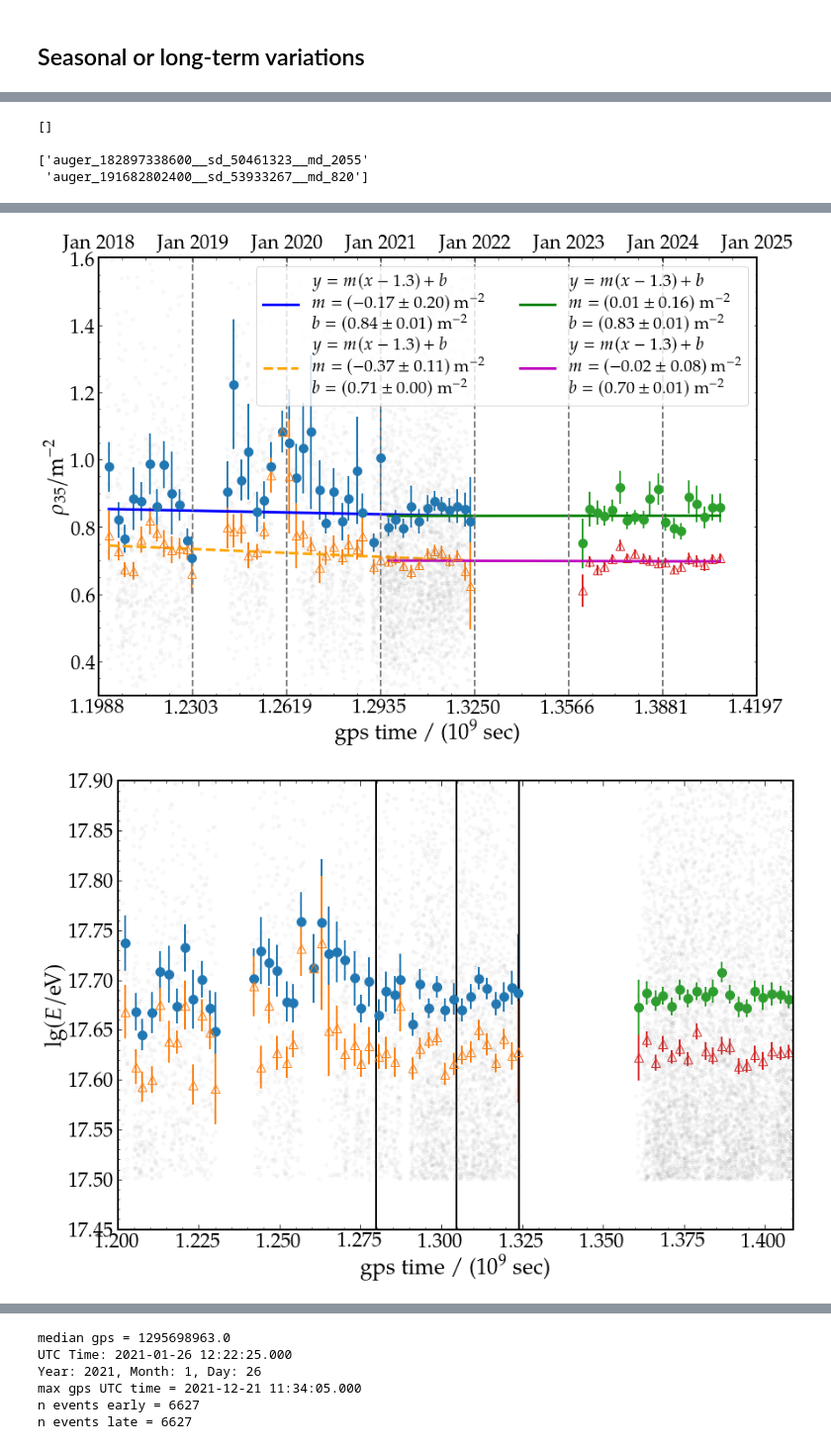
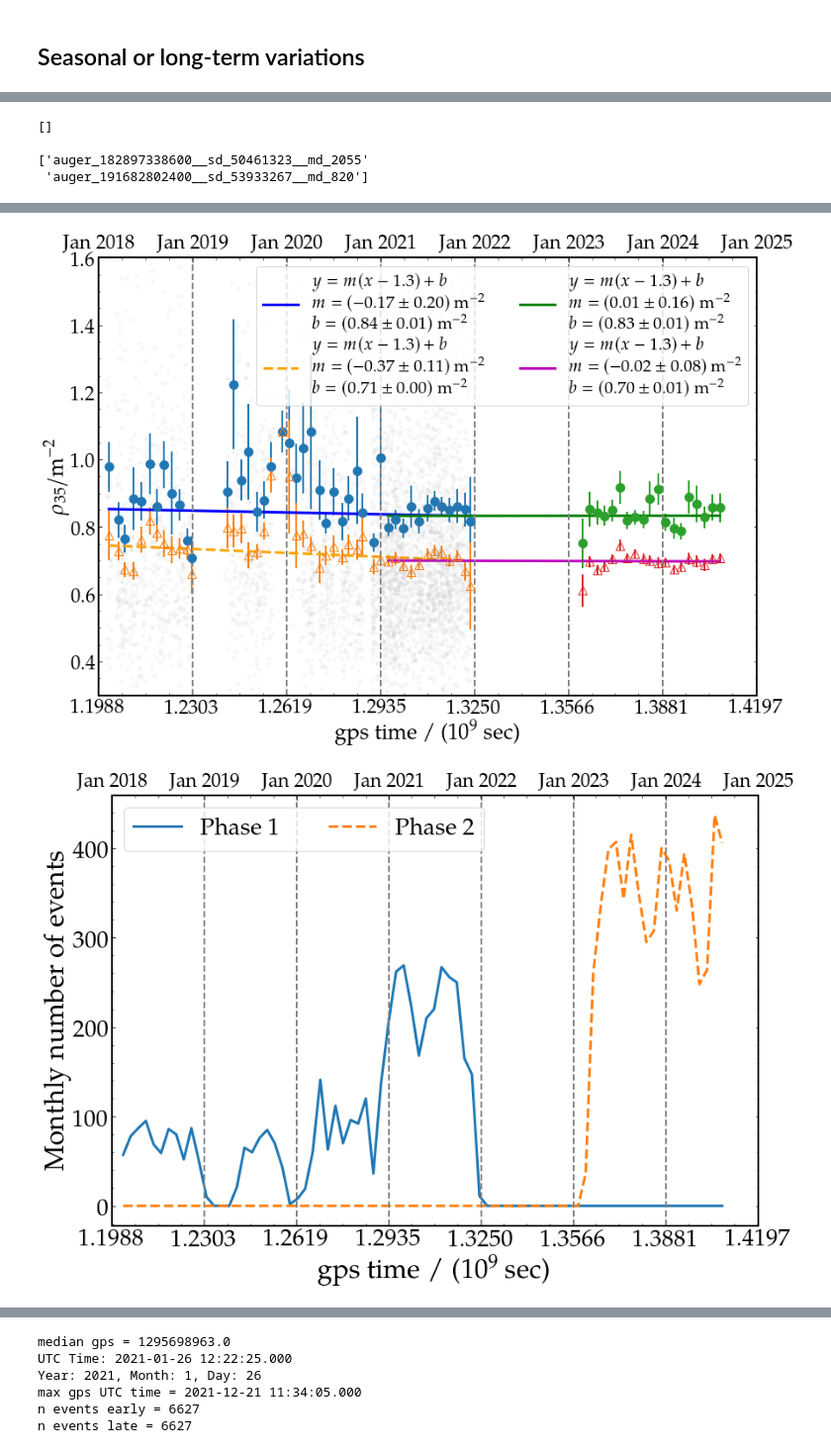
Before and after one commit to joaquindejesus/systematics_umd, a Jupyter notebook: systematics.ipynb, the cells around one changed output, grey strips where cells are left out. Shown at 99% size. Drawn from its saved outputs; the diff is of its cells as text; code cells hidden in the pictures.

```diff
--- a/systematics.ipynb
+++ b/systematics.ipynb
@@ -1506,6 +1506,7 @@ pp_phase2 = profile(x=gps_phase2_norm[lge_phase2 > lge_cut],
 pp_phase2.doProfile(xmin=min(gps_bin_edges), xmax=max(gps_bin_edges),
              bins=list(gps_bin_edges))
 
+
 fig, ax = plt.subplots(1, 1, figsize=(15, 9))
 ax.errorbar(pp.profilexmean, pp.profiley, yerr=pp.profileyerr, fmt="o")
 ax.errorbar(pp.profilexmean, pp.profileymedian, yerr=pp.profileyiql, fmt="^", mfc="None")
@@ -1566,8 +1567,6 @@ yplot_median = aging_fit_median["popt"][0]*(xplot-x_ref_fit) + aging_fit_median[
 
 # fit aging rate of the median
 ax.plot(xplot, yplot_median, lw=3, color="orange", ls="--", label=label_fit_median)
-
-
 
 # fit aging rate of the mean from January 2021 (phase 1 + phase2)
 xtofit = np.array(pp.profilexmean + pp_phase2.profilexmean )
@@ -1659,6 +1658,48 @@ ax.legend(ncol=2)
 ax.set_ylim([0.3, 1.6])
 ax.set_xlabel(r"gps time / ($10^{9}$ sec)")
 ax.set_ylabel(r"$\rho_{35} / \text{m}^{-2}$")
+
+
+############################################
+### Time series of monthly number of events
+n_events_phase1 = [len(dist) for dist in pp.profileydistributions]
+n_events_phase2 = [len(dist) for dist in pp_phase2.profileydistributions]
+
+fign, axn = plt.subplots(1, 1, figsize=(15, 9))
+
+axn.plot(pp.profilex, n_events_phase1, lw=3, label="Phase 1")
+axn.plot(pp_phase2.profilex, n_events_phase2, lw=3, ls="--",
+         label="Phase 2")
+
+for gg in januaries_gps:
+    axn.axvline(gg/10**9, ls="--", color="grey")
+
+
+axn.set_xlim(left=min(np.array(januaries_gps)/10**9),
+             right=max(np.array(januaries_gps)/10**9))
+
+axn.set_xticks(np.array(januaries_gps)/10**9)
+
+# secondary axis with dates
+# Create a twin x-axis
+axdatesn = axn.twiny()
+
+# Adjust the second x-axis limits to match the first
+axdatesn.set_xlim(axn.get_xlim())
+
+axdatesn.set_xticks(np.array(januaries_gps)/10**9)
+dates_labels = ["Jan 2018", "Jan 2019", "Jan 2020", "Jan 2021", "Jan 2022",
+               "Jan 2023", "Jan 2024", "Jan 2025"]
+axdatesn.set_xticklabels(dates_labels)
+
+axn.tick_params(axis='both', which='major', labelsize=28)
+
+axn.legend(ncol=2, fontsize=28)
+
+axn.set_xlabel(r"gps time / ($10^{9}$ sec)", fontsize=32)
+axn.set_ylabel(r"Monthly number of events", fontsize=32)
+
+fign.savefig("events_vs_time_phases.pdf", bbox_inches="tight")
 
 #############################
 #############################
@@ -1836,31 +1877,31 @@ ax4.legend()
 
 ## just printing two suspicious events
 print("")
 print(df_lt["event_id"].to_numpy()[(lge_lt>18.5) &  (lge_lt<18.7) & (rho_all_norm < 1.1)])
 print("")
 
 print(df_lt["event_id"].to_numpy()[(lge_lt>18.5) & (lge_lt<18.7) & (rho_all_norm > 2.1)])
 # %% [output]
 events = 13255
 events phase 2 = 18040
 Index(['event_id', 'yymmdd', 'gps_sec', 'lge', 'theta', 'rho450', 'rho450_err',
        'rho_att_corrected', 'rho_att_corrected_err'],
       dtype='object')
 n events period 1 (up to 200727) = 4418
 n events period 2 (200727 -- 210509)= 4417
 n events period 3 (from 210509 to 211221) = 4418
 years = [2018, 2019, 2020, 2021, 2022, 2023, 2024, 2025]
 gps_times_january = [1198800018.0, 1230336018.0, 1261872018.0, 1293494418.0, 1325030418.0, 1356566418.0, 1388102418.0, 1419724818.0]
 
 aging_rate = (-0.0237 +- 0.0041) / year
 relative_aging_rate = -1.6 % / year
 No artists with labels found to put in legend.  Note that artists whose label start with an underscore are ignored when legend() is called with no argument.
 []
 
 ['auger_182897338600__sd_50461323__md_2055'
  'auger_191682802400__sd_53933267__md_820']
 [figure]
 [figure]
 [figure]
 [figure]
-[figure, old version]
+[figure, new version]
```
Also changed, not shown: parts of 2 cells of this notebook.
